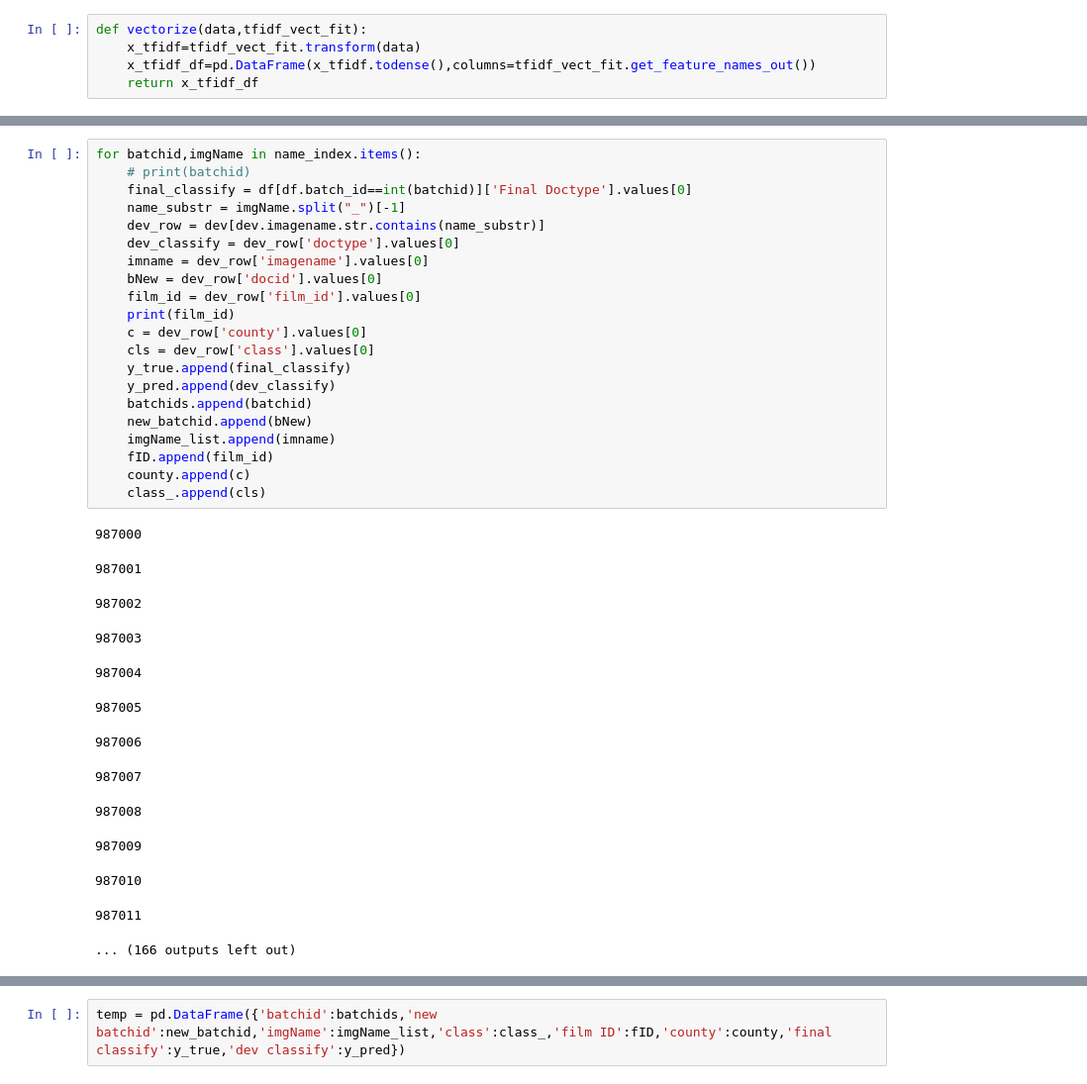
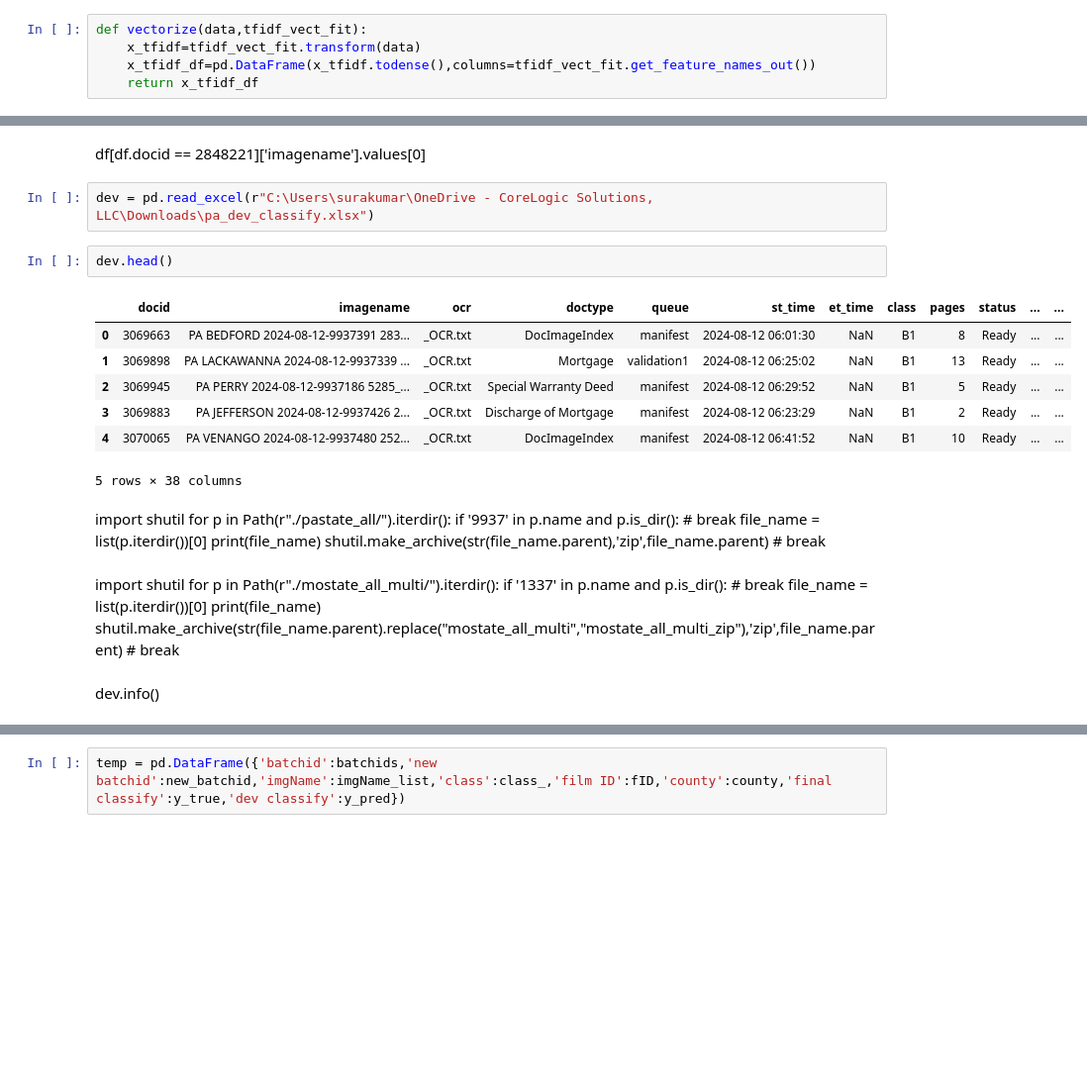
Before and after one commit to surakumar-clgx/pythonCode, a Jupyter notebook: aug.ipynb, the cells around one changed output, grey strips where cells are left out. Shown: that part at 99% size. Drawn from its saved outputs; the diff is of its cells as text; blank space fills up the shorter version.

```diff
--- a/aug.ipynb
+++ b/aug.ipynb
@@ -682,35 +608,34 @@ class_ = []
-# %%
-for batchid,imgName in name_index.items():
-    # print(batchid)
-    final_classify = df[df.batch_id==int(batchid)]['Final Doctype'].values[0]
-    name_substr = imgName.split("_")[-1]
-    dev_row = dev[dev.imagename.str.contains(name_substr)]
-    dev_classify = dev_row['doctype'].values[0]
-    imname = dev_row['imagename'].values[0]
-    bNew = dev_row['docid'].values[0]
-    film_id = dev_row['film_id'].values[0]
-    print(film_id)
-    c = dev_row['county'].values[0]
-    cls = dev_row['class'].values[0]
-    y_true.append(final_classify)
-    y_pred.append(dev_classify)
-    batchids.append(batchid)
-    new_batchid.append(bNew)
-    imgName_list.append(imname)
-    fID.append(film_id)
-    county.append(c)
-    class_.append(cls)
-# %% [output]
-987000
-987001
-987002
-987003
-987004
-987005
-987006
-987007
-987008
-987009
-987010
-987011
-... (166 outputs left out)
+# %% [markdown]
+df[df.docid == 2848221]['imagename'].values[0]
+# %%
+dev = pd.read_excel(r"C:\Users\surakumar\OneDrive - CoreLogic Solutions, LLC\Downloads\pa_dev_classify.xlsx")
+# %%
+dev.head()
+# %% [output]
+|  | docid | imagename | ocr | doctype | queue | st_time | et_time | class | pages | status | ... | ... |
+| 0 | 3069663 | PA BEDFORD 2024-08-12-9937391 283... | _OCR.txt | DocImageIndex | manifest | 2024-08-12 06:01:30 | NaN | B1 | 8 | Ready | ... | ... |
+| 1 | 3069898 | PA LACKAWANNA 2024-08-12-9937339 ... | _OCR.txt | Mortgage | validation1 | 2024-08-12 06:25:02 | NaN | B1 | 13 | Ready | ... | ... |
+| 2 | 3069945 | PA PERRY 2024-08-12-9937186 5285_... | _OCR.txt | Special Warranty Deed | manifest | 2024-08-12 06:29:52 | NaN | B1 | 5 | Ready | ... | ... |
+| 3 | 3069883 | PA JEFFERSON 2024-08-12-9937426 2... | _OCR.txt | Discharge of Mortgage | manifest | 2024-08-12 06:23:29 | NaN | B1 | 2 | Ready | ... | ... |
+| 4 | 3070065 | PA VENANGO 2024-08-12-9937480 252... | _OCR.txt | DocImageIndex | manifest | 2024-08-12 06:41:52 | NaN | B1 | 10 | Ready | ... | ... |
+5 rows × 38 columns
+# %% [markdown]
+import shutil
+for p in Path(r"./pastate_all/").iterdir():
+    if '9937' in p.name and p.is_dir():
+        # break
+        file_name = list(p.iterdir())[0]
+        print(file_name)
+        shutil.make_archive(str(file_name.parent),'zip',file_name.parent)
+        # break
+# %% [markdown]
+import shutil
+for p in Path(r"./mostate_all_multi/").iterdir():
+    if '1337' in p.name and p.is_dir():
+        # break
+        file_name = list(p.iterdir())[0]
+        print(file_name)
+        shutil.make_archive(str(file_name.parent).replace("mostate_all_multi","mostate_all_multi_zip"),'zip',file_name.parent)
+        # break
+# %% [markdown]
+dev.info()
```
Also changed, not shown: parts of 46 cells of this notebook, 13 other files.
